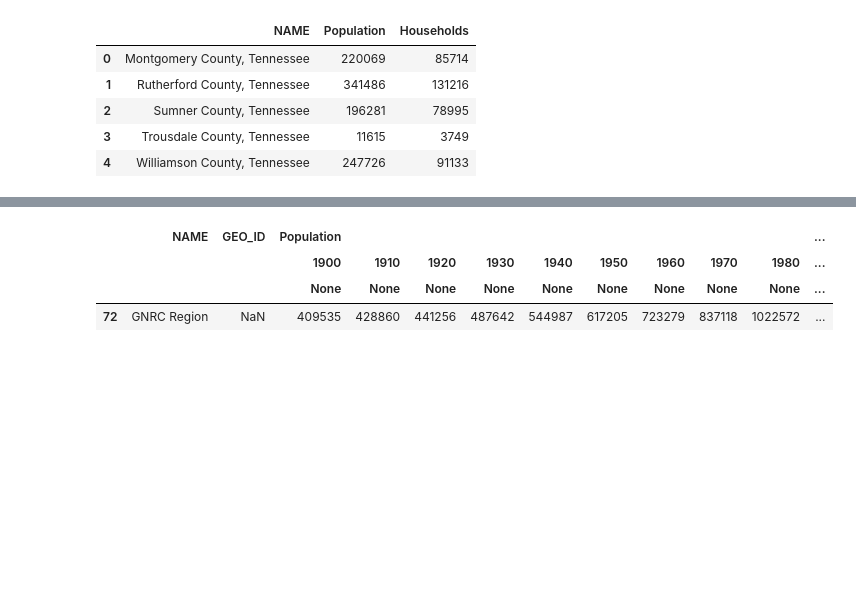
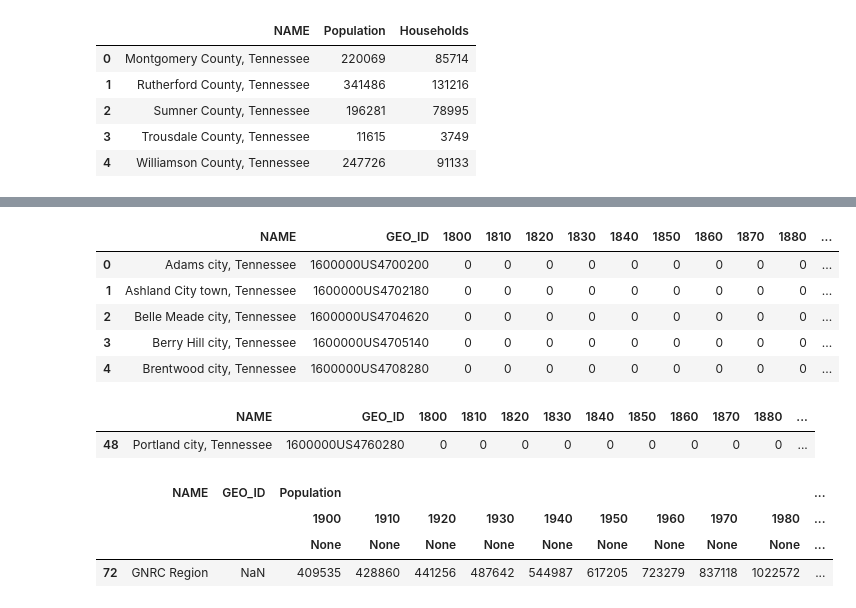
Before and after one commit to Greater-Nashville-Regional-Council/GNRC-Data-Integration, a Jupyter notebook: Notebooks/2. Data Download Formatting/Historical and Projected Population and Households.ipynb, the cells around one changed output, grey strips where cells are left out. Cells and saved outputs as stored; diff of their text form; code cells hidden in the pictures; blank space fills up the shorter version.

```diff
--- a/Notebooks/2. Data Download Formatting/Historical and Projected Population and Households.ipynb
+++ b/Notebooks/2. Data Download Formatting/Historical and Projected Population and Households.ipynb
@@ -253,6 +242,27 @@ data.head()
 | Belle Meade city, Tennessee | 1600000US4704620 | 0 | 0 | 0 | 0 | 2061 | 2831 | 3082 | 0 | 3182 | 2839 | ... |
 | Berry Hill city, Tennessee | 1600000US4705140 | 0 | 0 | 0 | 0 | 0 | 1248 | 1551 | 0 | 1113 | 802 | ... |
 | Brentwood city, Tennessee | 1600000US4708280 | 0 | 0 | 0 | 0 | 0 | 0 | 0 | 0 | 9431 | 16392 | ... |
+# %%
+#this already has the 2020 PL number for 2020 population
+data = pd.read_csv('../../Data Downloads/CensusBureau_HistoricalPopulation.csv')
+#data = data.set_index(['NAME', 'GEO_ID'])
+#data = data[['1900','1910', '1920', '1930', '1940', '1950', '1960', '1970', '1980', '1990', '2000', '2010', '2020']]
+#data.columns = pd.MultiIndex.from_product([['Population'], data.columns, ['None']])
+data.head()
+# %% [output]
+|  | NAME | GEO_ID | 1800 | 1810 | 1820 | 1830 | 1840 | 1850 | 1860 | 1870 | 1880 | ... |
+| 0 | Adams city, Tennessee | 1600000US4700200 | 0 | 0 | 0 | 0 | 0 | 0 | 0 | 0 | 0 | ... |
+| 1 | Ashland City town, Tennessee | 1600000US4702180 | 0 | 0 | 0 | 0 | 0 | 0 | 0 | 0 | 0 | ... |
+| 2 | Belle Meade city, Tennessee | 1600000US4704620 | 0 | 0 | 0 | 0 | 0 | 0 | 0 | 0 | 0 | ... |
+| 3 | Berry Hill city, Tennessee | 1600000US4705140 | 0 | 0 | 0 | 0 | 0 | 0 | 0 | 0 | 0 | ... |
+| 4 | Brentwood city, Tennessee | 1600000US4708280 | 0 | 0 | 0 | 0 | 0 | 0 | 0 | 0 | 0 | ... |
+# %%
+portlandhistoric = data.loc[data['NAME'] == 'Portland city, Tennessee']
+portlandhistoric.to_csv('PortlandHistoricPopulation.csv', index = False)
+portlandhistoric.head()
+# %% [output]
+|  | NAME | GEO_ID | 1800 | 1810 | 1820 | 1830 | 1840 | 1850 | 1860 | 1870 | 1880 | ... |
+| 48 | Portland city, Tennessee | 1600000US4760280 | 0 | 0 | 0 | 0 | 0 | 0 | 0 | 0 | 0 | ... |
 # %%
 test = data.reset_index(drop = False)
 portland = test.loc[test['NAME'] == 'GNRC Region']
```
Also changed, not shown: parts of 12 cells of this notebook, 8 other files.
